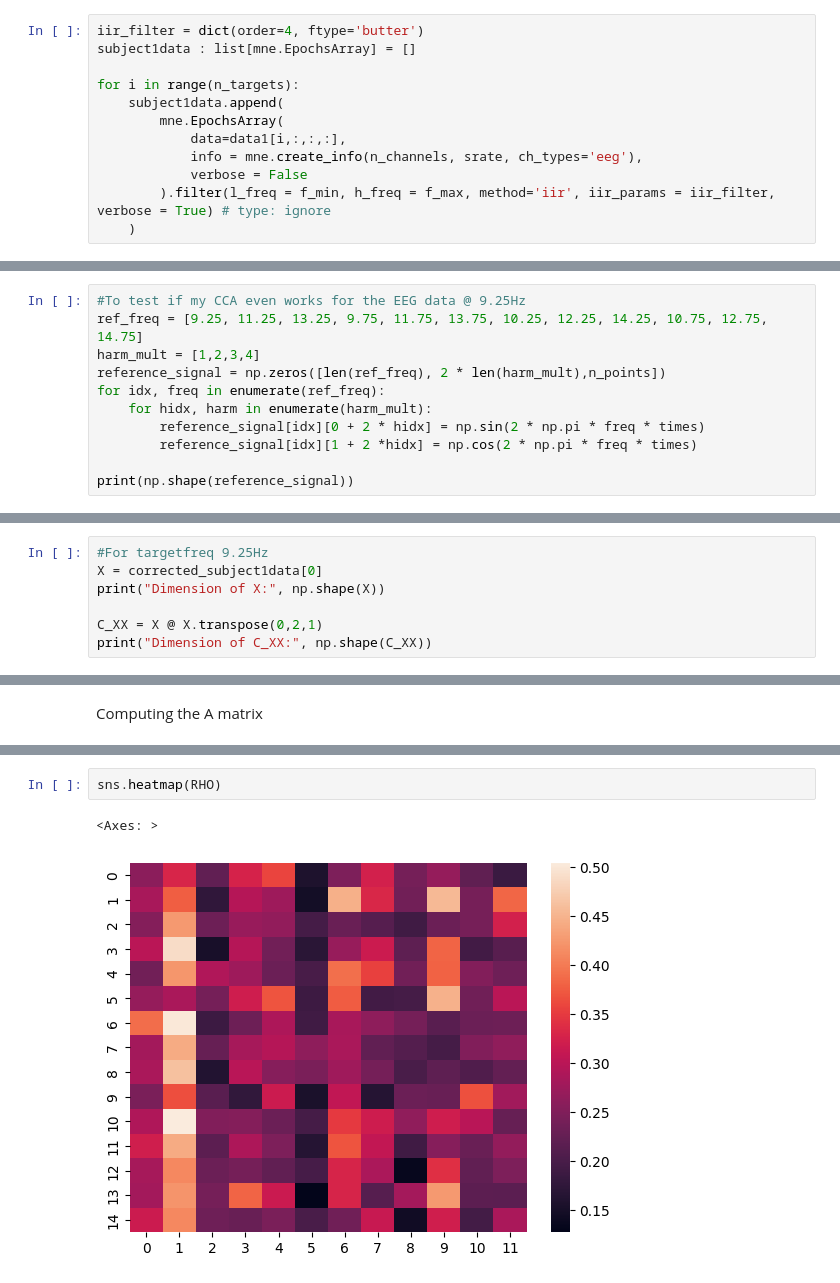
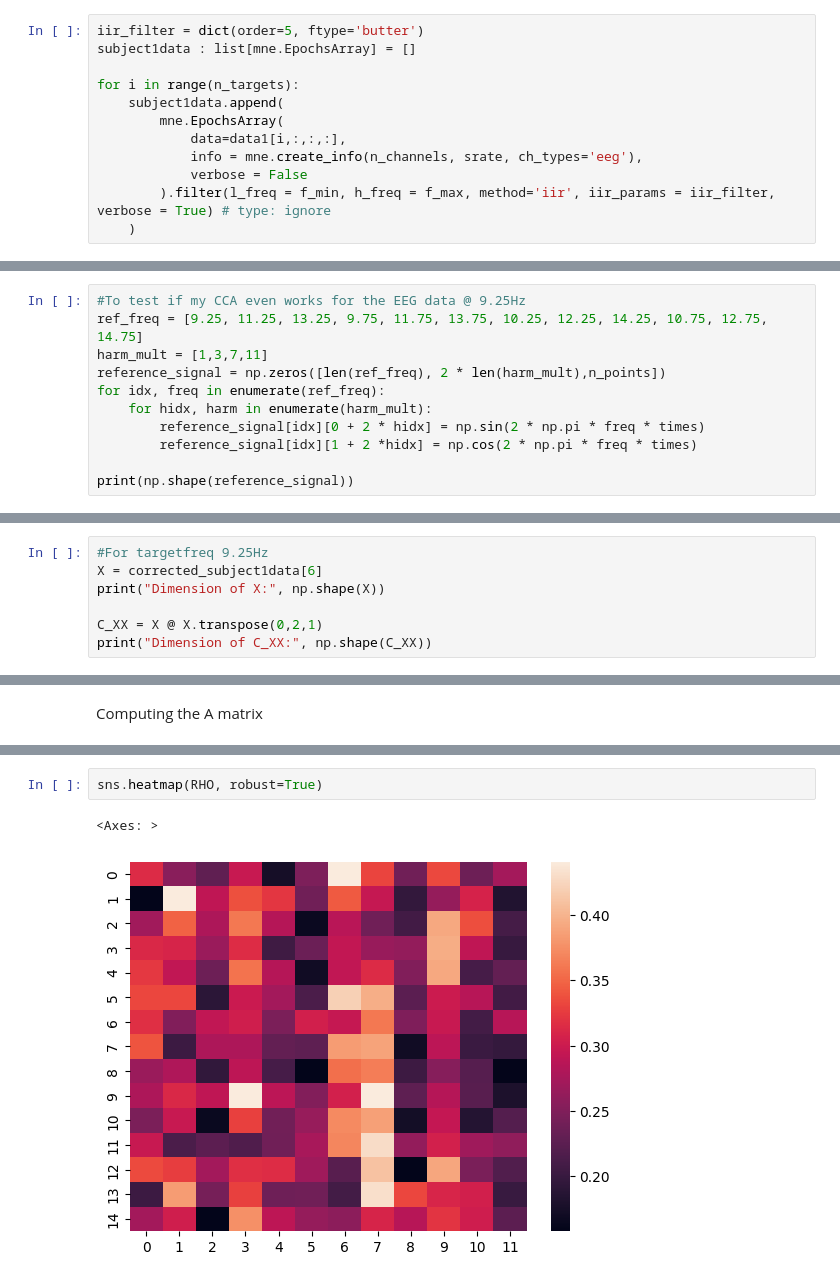
Before and after one commit to AkilanSS/12JFPM_SSVEP, a Jupyter notebook: src/cca_classification.ipynb, the cells around one changed output, grey strips where cells are left out. Saved outputs shown, nothing was run; the diff lists cells and outputs as text.

```diff
--- a/src/cca_classification.ipynb
+++ b/src/cca_classification.ipynb
@@ -35,7 +35,7 @@ chan_label = [""]
 # %% [markdown]
 Signal Preprocessing step
 # %%
-iir_filter = dict(order=4, ftype='butter')
+iir_filter = dict(order=5, ftype='butter')
 subject1data : list[mne.EpochsArray] = []
 
 for i in range(n_targets):
@@ -81,7 +81,7 @@ Reference Signals = [9.25, 11.25, 13.25, 9.75, 11.75, 13.75, 10.25, 12.25, 14.25
 # %%
 #To test if my CCA even works for the EEG data @ 9.25Hz
 ref_freq = [9.25, 11.25, 13.25, 9.75, 11.75, 13.75, 10.25, 12.25, 14.25, 10.75, 12.75, 14.75]
-harm_mult = [1,2,3,4]
+harm_mult = [1,3,7,11]
 reference_signal = np.zeros([len(ref_freq), 2 * len(harm_mult),n_points])
 for idx, freq in enumerate(ref_freq):
     for hidx, harm in enumerate(harm_mult):
@@ -103,7 +103,7 @@ The idea is this, the dimension fo our data is (12, 15, 8, 1114). Now for every
 corrected_subject1data = subject1data - np.mean(subject1data, axis=3, keepdims=True) # type: ignore
 # %%
 #For targetfreq 9.25Hz
-X = corrected_subject1data[0]
+X = corrected_subject1data[6]
 print("Dimension of X:", np.shape(X))
 
 C_XX = X @ X.transpose(0,2,1)
@@ -168,5 +168,5 @@ For trial 14, matched with frequency (14.75, 11): 0.28647368821380825
 # %%
-sns.heatmap(RHO)
+sns.heatmap(RHO, robust=True)
 # %% [output]
 <Axes: >
-[figure, old version]
+[figure, new version]
```
Also changed, not shown: parts of 4 cells of this notebook, 1 other file.
